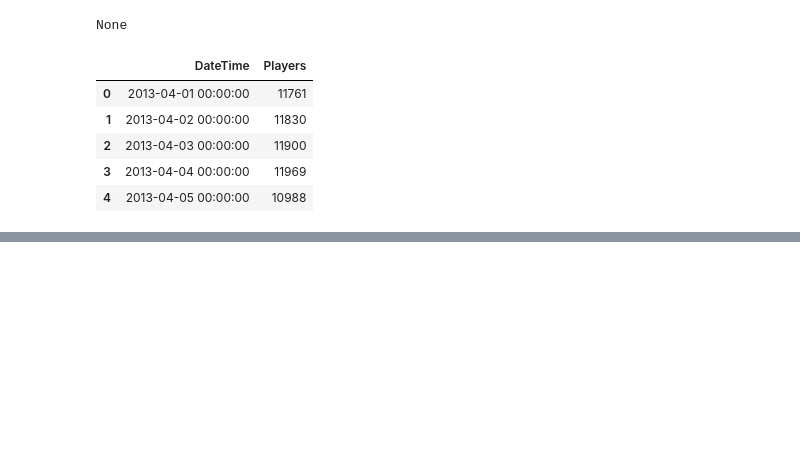
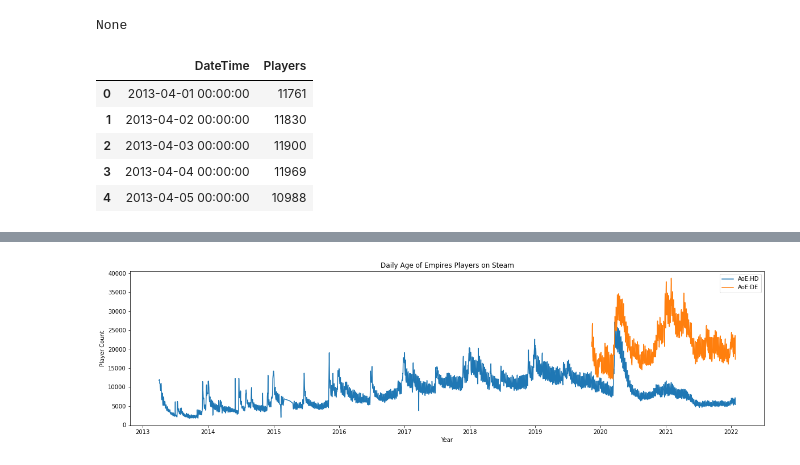
Before and after one commit to rishigoutam/aoe2, a Jupyter notebook: test_steamdb.ipynb, the cells around one changed output, grey strips where cells are left out. Saved outputs shown, nothing was run; the diff lists cells and outputs as text; code cells hidden in the pictures; blank space fills up the shorter version.

```diff
--- a/test_steamdb.ipynb
+++ b/test_steamdb.ipynb
@@ -73,0 +93,20 @@ None
+# %%
+# Merge HD and DE and plot them together
+import matplotlib.patches as mpatches
+
+de_hd = pd.merge(steam_hd, steam_de, on='DateTime', suffixes=['_HD', '_DE'], how='outer')
+
+hd_days = pd.to_datetime(de_hd['DateTime'])
+de_days = pd.to_datetime(de_hd['DateTime'])
+
+plt.figure(figsize=(20,5))
+ax = plt.subplot()
+ax.plot(hd_days, de_hd['Players_HD'], label='AoE:HD')
+ax.plot(de_days, de_hd['Players_DE'], label='AoE:DE')
+ax.legend()
+plt.title('Daily Age of Empires Players on Steam')
+plt.ylabel('Player Count')
+plt.xlabel('Year')
+plt.show()
+# %% [output]
+[figure, added]
```
Also changed, not shown: parts of 3 cells of this notebook.
